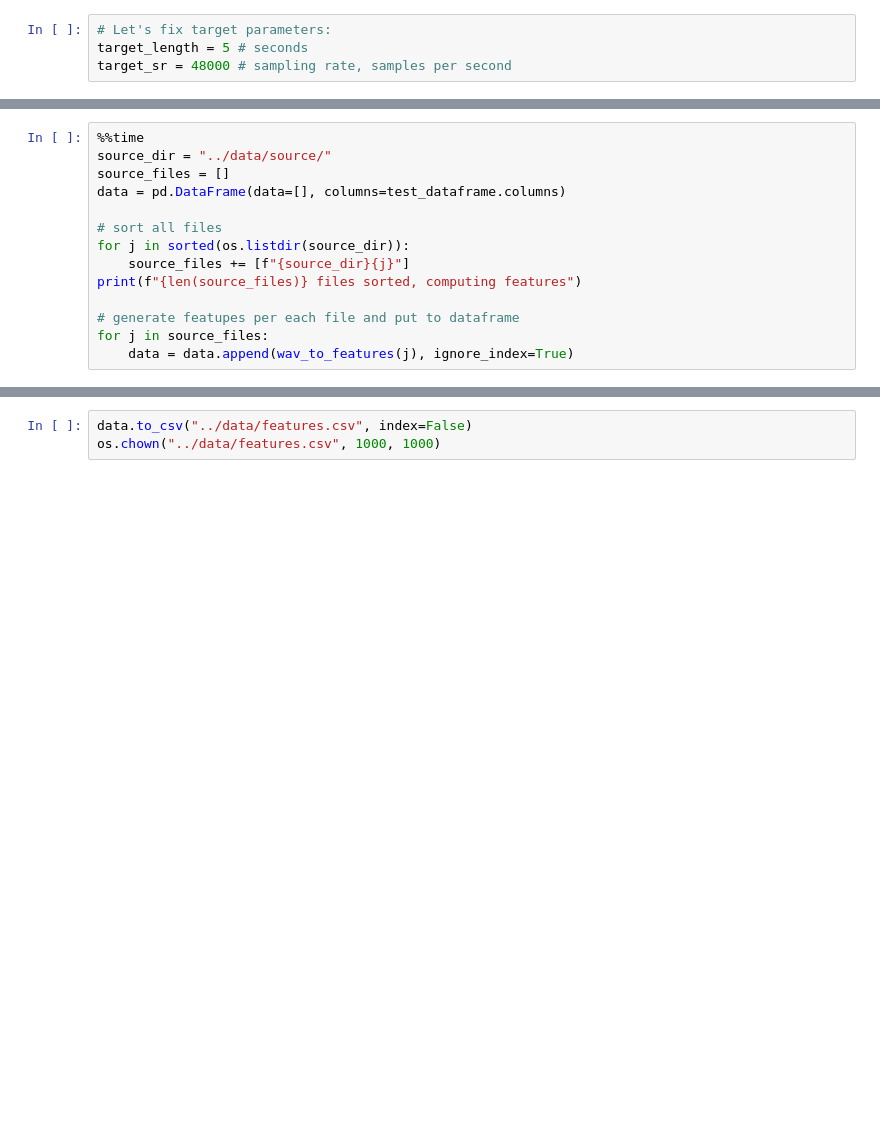
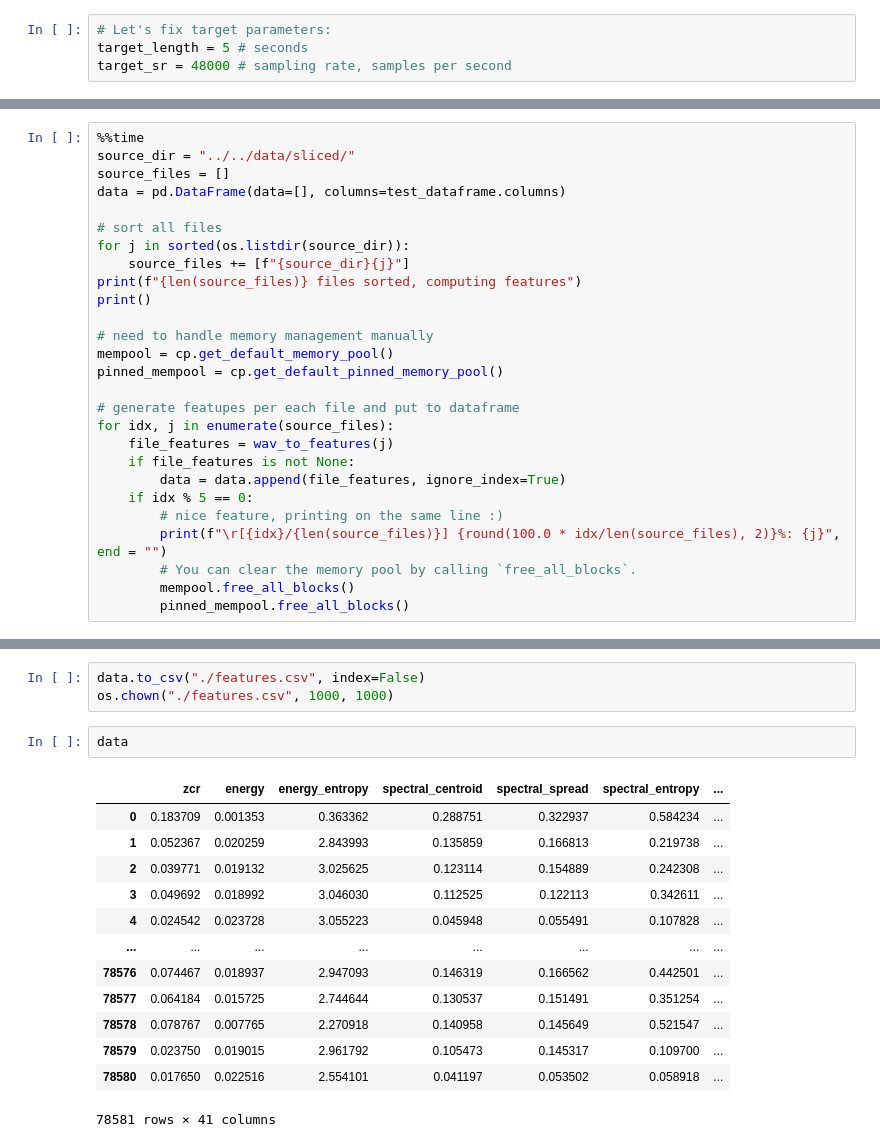
Before and after one commit to Torchun/sound, a Jupyter notebook: notebooks/eda/eda_1_wav_to_features.ipynb, the cells around one changed output, grey strips where cells are left out. Drawn from its saved outputs; the diff is of its cells as text; blank space fills up the shorter version.

```diff
--- a/notebooks/0_wav_to_features.ipynb
+++ b/notebooks/eda/eda_1_wav_to_features.ipynb
@@ -194,6 +214,6 @@ Wall time: 179 ms
 # %%
 %%time
-source_dir = "../data/source/"
+source_dir = "../../data/sliced/"
 source_files = []
 data = pd.DataFrame(data=[], columns=test_dataframe.columns)
 
@@ -201,8 +221,21 @@ data = pd.DataFrame(data=[], columns=test_dataframe.columns)
 for j in sorted(os.listdir(source_dir)):
     source_files += [f"{source_dir}{j}"]
 print(f"{len(source_files)} files sorted, computing features")
+print()
+
+# need to handle memory management manually
+mempool = cp.get_default_memory_pool()
+pinned_mempool = cp.get_default_pinned_memory_pool()
 
 # generate featupes per each file and put to dataframe
-for j in source_files:
-    data = data.append(wav_to_features(j), ignore_index=True)
+for idx, j in enumerate(source_files):
+    file_features = wav_to_features(j)
+    if file_features is not None:
+        data = data.append(file_features, ignore_index=True)
+    if idx % 5 == 0:
+        # nice feature, printing on the same line :)
+        print(f"\r[{idx}/{len(source_files)}] {round(100.0 * idx/len(source_files), 2)}%: {j}", end = "")
+        # You can clear the memory pool by calling `free_all_blocks`.
+        mempool.free_all_blocks()
+        pinned_mempool.free_all_blocks()
 # %% [output]
@@ -212,3 +251,19 @@ Wall time: 16.2 s
 # %%
-data.to_csv("../data/features.csv", index=False)
-os.chown("../data/features.csv", 1000, 1000)
+data.to_csv("./features.csv", index=False)
+os.chown("./features.csv", 1000, 1000)
+# %%
+data
+# %% [output]
+|  | zcr | energy | energy_entropy | spectral_centroid | spectral_spread | spectral_entropy | ... |
+| 0 | 0.183709 | 0.001353 | 0.363362 | 0.288751 | 0.322937 | 0.584234 | ... |
+| 1 | 0.052367 | 0.020259 | 2.843993 | 0.135859 | 0.166813 | 0.219738 | ... |
+| 2 | 0.039771 | 0.019132 | 3.025625 | 0.123114 | 0.154889 | 0.242308 | ... |
+| 3 | 0.049692 | 0.018992 | 3.046030 | 0.112525 | 0.122113 | 0.342611 | ... |
+| 4 | 0.024542 | 0.023728 | 3.055223 | 0.045948 | 0.055491 | 0.107828 | ... |
+| ... | ... | ... | ... | ... | ... | ... | ... |
+| 78576 | 0.074467 | 0.018937 | 2.947093 | 0.146319 | 0.166562 | 0.442501 | ... |
+| 78577 | 0.064184 | 0.015725 | 2.744644 | 0.130537 | 0.151491 | 0.351254 | ... |
+| 78578 | 0.078767 | 0.007765 | 2.270918 | 0.140958 | 0.145649 | 0.521547 | ... |
+| 78579 | 0.023750 | 0.019015 | 2.961792 | 0.105473 | 0.145317 | 0.109700 | ... |
+| 78580 | 0.017650 | 0.022516 | 2.554101 | 0.041197 | 0.053502 | 0.058918 | ... |
+78581 rows × 41 columns
```
Also changed, not shown: parts of 6 cells of this notebook, 10 other files.
